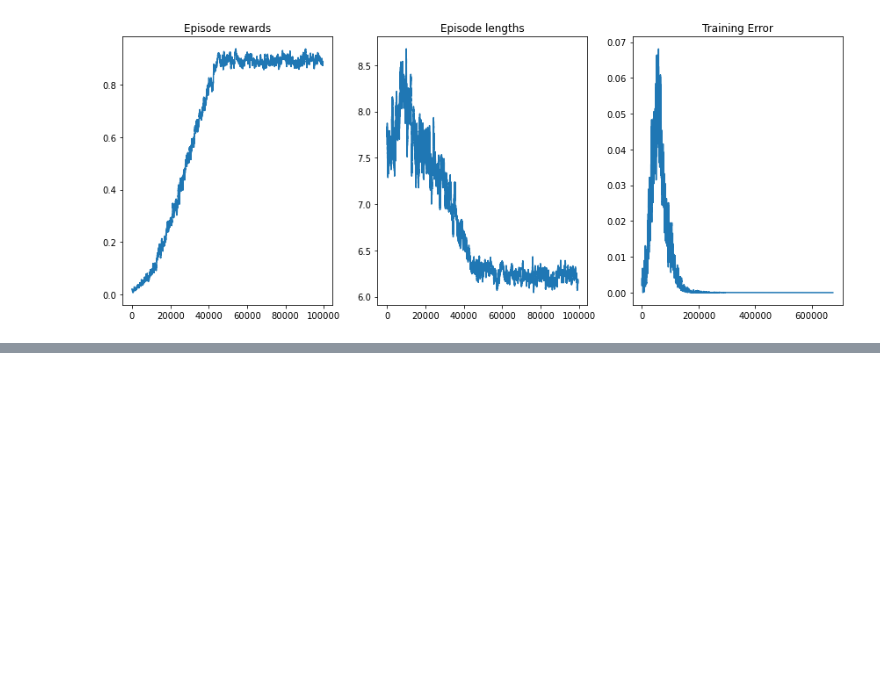
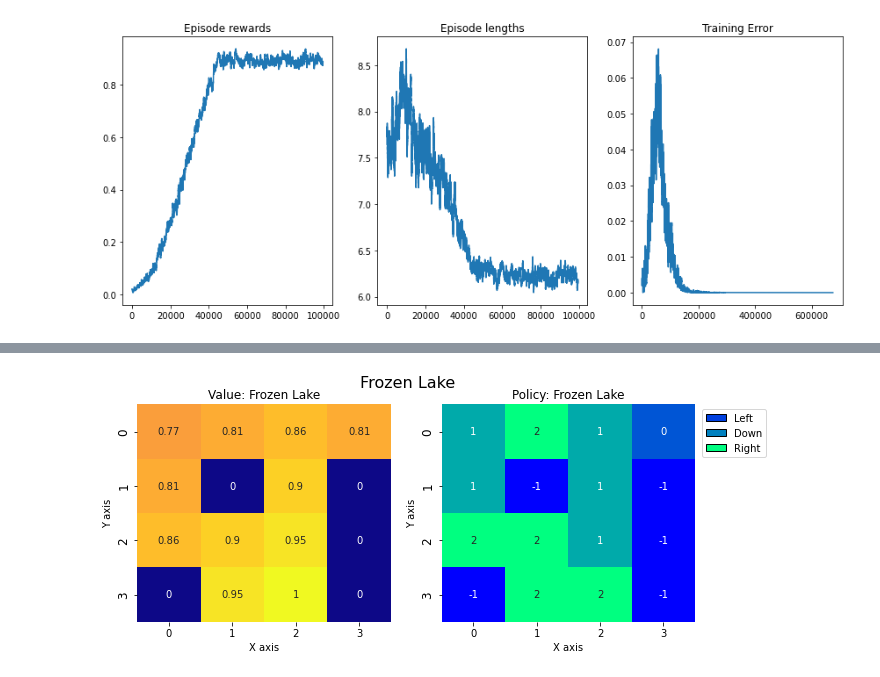
Before and after one commit to lapatric/rl-frozen-lake, a Jupyter notebook: frozen_lake.ipynb, the cells around one changed output, grey strips where cells are left out. Drawn from its saved outputs; the diff is of its cells as text; code cells hidden in the pictures; blank space fills up the shorter version.

Commit message:
create heatmaps for value and policy

```diff
--- a/frozen_lake.ipynb
+++ b/frozen_lake.ipynb
@@ -197,0 +200,60 @@ Error:
+# %%
+def create_grids(agent, usable_ace=False):
+    """Create value and policy grid given an agent."""
+    # convert our state-action values to state values
+    # and build a policy dictionary that maps observations to actions
+    state_value = defaultdict(float)
+    policy = defaultdict(int)
+    for state, action_values in agent.q_values.items():
+        state_value[state] = float(np.max(action_values))
+        policy[state] = int(np.argmax(action_values))
+
+    X, Y = np.meshgrid(np.arange(0, 4), np.arange(0, 4))
+    value_grid = np.apply_along_axis(lambda state: state_value[state[1] * 4 + state[0]], axis=2, arr=np.dstack([X, Y]))
+    policy_grid = np.apply_along_axis(lambda state: policy[state[1] * 4 + state[0]] if state_value[state[1] * 4 + state[0]] > 0 else -1, axis=2, arr=np.dstack([X, Y]))
+
+    return value_grid, policy_grid
+
+
+def create_plots(value_grid, policy_grid, title: str):
+    """Creates a plot using a value and policy grid."""
+    # create a new figure with 2 subplots (left: state values, right: policy)
+    fig = plt.figure(figsize=plt.figaspect(0.4))
+    fig.suptitle(title, fontsize=16)
+
+    # plot the state values
+    ax1 = fig.add_subplot(1, 2, 1)
+    ax2 = sns.heatmap(value_grid, linewidth=0, annot=True, cmap="plasma", cbar=False)
+    ax2.set_title(f"Value: {title}")
+    ax2.set_xlabel("X axis")
+    ax2.set_ylabel("Y axis")
+    ax2.set_xticklabels(range(0, 4))
+    ax2.set_yticklabels(range(0, 4), fontsize=12)
+
+
+    # plot the policy
+    fig.add_subplot(1, 2, 2)
+    ax2 = sns.heatmap(policy_grid, linewidth=0, annot=True, cmap="winter", cbar=False)
+    ax2.set_title(f"Policy: {title}")
+    ax2.set_xlabel("X axis")
+    ax2.set_ylabel("Y axis")
+    ax2.set_xticklabels(range(0, 4))
+    ax2.set_yticklabels(range(0, 4), fontsize=12)
+
+    # add a legend
+    cmap = plt.cm.winter
+    legend_elements = [
+        Patch(facecolor=cmap(0.25), edgecolor="black", label="Left"),
+        Patch(facecolor=cmap(0.5), edgecolor="black", label="Down"),
+        Patch(facecolor=cmap(0.99), edgecolor="black", label="Right"),
+    ]
+    ax2.legend(handles=legend_elements, bbox_to_anchor=(1.3, 1))
+    return fig
+
+
+# state values & policy with usable ace (ace counts as 11)
+value_grid, policy_grid = create_grids(agent, usable_ace=True)
+fig1 = create_plots(value_grid, policy_grid, title="Frozen Lake")
+plt.show()
+# %% [output]
+[figure, added]
```
Also changed, not shown: parts of 3 cells of this notebook.
